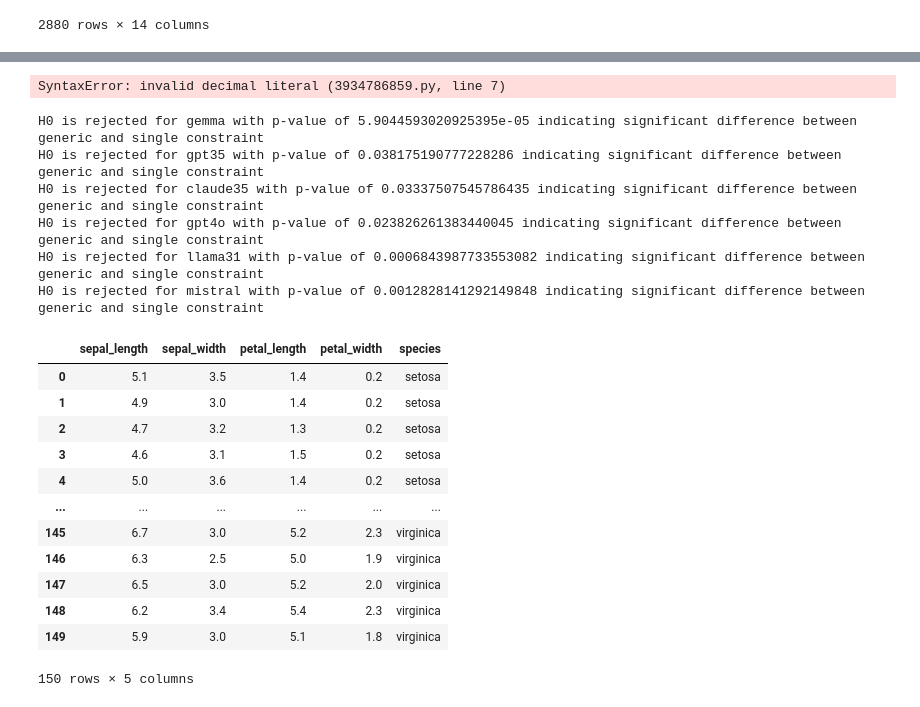
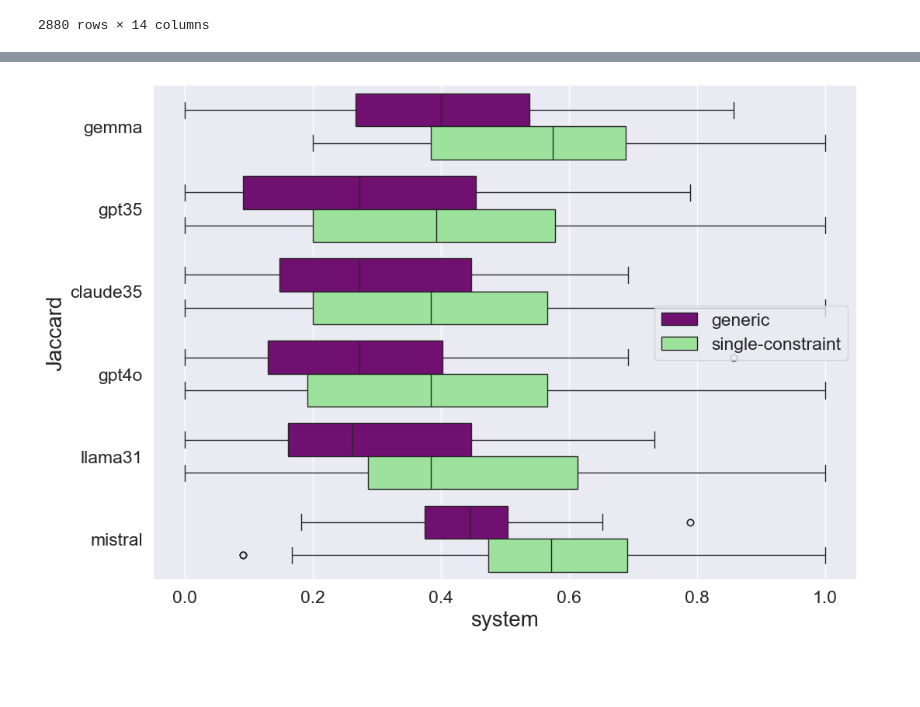
Before and after one commit to mohummedalee/cities-data-collection, a Jupyter notebook: evaluation/jcd_single_vs_generic.ipynb, the cells around one changed output, grey strips where cells are left out. Drawn from its saved outputs; the diff is of its cells as text; code cells hidden in the pictures; blank space fills up the shorter version.

```diff
--- a/evaluation/jcd_single_vs_generic.ipynb
+++ b/evaluation/jcd_single_vs_generic.ipynb
@@ -351,53 +329,14 @@ jaccard.to_csv(path+"/metrics/external_jaccard.csv")
 # %%
 import pandas as pd
 import seaborn as sns
 
-sns.set_theme(style="darkgrid", palette="Set2",rc={'figure.figsize':(11.7,8.27)})
+sns.set_theme(style="darkgrid", palette="Set2",rc={'figure.figsize':(11.7,8.27)}, font_scale=1.5)
 jaccard = pd.DataFrame({"system": all_sys+all_sys1, "jaccard": all_taus+all_taus1, "": ['generic']*len(all_sys)+['single-constraint']*len(all_sys1)})
-ax = sns.boxplot(data=jaccard, x="jaccard", y="system", hue="", palette=["pink", "purple"])
+ax = sns.boxplot(data=jaccard, x="jaccard", y="system", hue="", palette=["purple", "lightgreen"])
 sns.move_legend(ax, "center right")
+ax.set_xlabel("system", fontsize=20)
+ax.set_ylabel("Jaccard", fontsize=20)
+fig = ax.get_figure()
+fig.savefig(path+"/metrics/external_jaccard.pdf")
 # %% [output]
-SyntaxError: invalid decimal literal (3934786859.py, line 7)
+[figure, added]
-# %%
-from statsmodels.stats.weightstats import ttest_ind
-
-jaccard = pd.DataFrame({"system": all_sys+all_sys1, "tf-idf": all_taus+all_taus1, "condition": ['generic']*len(all_sys)+['single-constraint']*len(all_sys1)})
-
-metric = 'tf-idf'
-# for every system compare generic and single-constraint poulation
-for system in ['gemma', 'gpt35', 'claude35', 'gpt4o', 'llama31', 'mistral']:
-    one = jaccard[jaccard['system']==system]
-    generic = one[one['condition']=='generic']
-    single = one[one['condition']=='single-constraint']
-    _, pvalue, _ = ttest_ind(generic[metric], single[metric], alternative='two-sided')
-    if pvalue < 0.05:
-        print(f'H0 is rejected for {system} with p-value of {pvalue} indicating significant difference between generic and single constraint')
-    else:
-        print(f'H0 is accepted for {system} with p-value of {pvalue} indicating significant difference between generic and single constraint')
-# %% [output]
-H0 is rejected for gemma with p-value of 5.9044593020925395e-05 indicating significant difference between generic and single constraint
-H0 is rejected for gpt35 with p-value of 0.038175190777228286 indicating significant difference between generic and single constraint
-H0 is rejected for claude35 with p-value of 0.03337507545786435 indicating significant difference between generic and single constraint
-H0 is rejected for gpt4o with p-value of 0.023826261383440045 indicating significant difference between generic and single constraint
-H0 is rejected for llama31 with p-value of 0.0006843987733553082 indicating significant difference between generic and single constraint
-H0 is rejected for mistral with p-value of 0.0012828141292149848 indicating significant difference between generic and single constraint
-# %%
-import seaborn as sns
-sns.set_theme(style="darkgrid")
-data = sns.load_dataset("iris")
-data
-#sns.scatterplot(x="sepal_length", y="sepal_width", hue="species", data=data)
-# %% [output]
-|  | sepal_length | sepal_width | petal_length | petal_width | species |
-| 0 | 5.1 | 3.5 | 1.4 | 0.2 | setosa |
-| 1 | 4.9 | 3.0 | 1.4 | 0.2 | setosa |
-| 2 | 4.7 | 3.2 | 1.3 | 0.2 | setosa |
-| 3 | 4.6 | 3.1 | 1.5 | 0.2 | setosa |
-| 4 | 5.0 | 3.6 | 1.4 | 0.2 | setosa |
-| ... | ... | ... | ... | ... | ... |
-| 145 | 6.7 | 3.0 | 5.2 | 2.3 | virginica |
-| 146 | 6.3 | 2.5 | 5.0 | 1.9 | virginica |
-| 147 | 6.5 | 3.0 | 5.2 | 2.0 | virginica |
-| 148 | 6.2 | 3.4 | 5.4 | 2.3 | virginica |
-| 149 | 5.9 | 3.0 | 5.1 | 1.8 | virginica |
-150 rows × 5 columns
```
Also changed, not shown: parts of 4 cells of this notebook, 1 other file.
